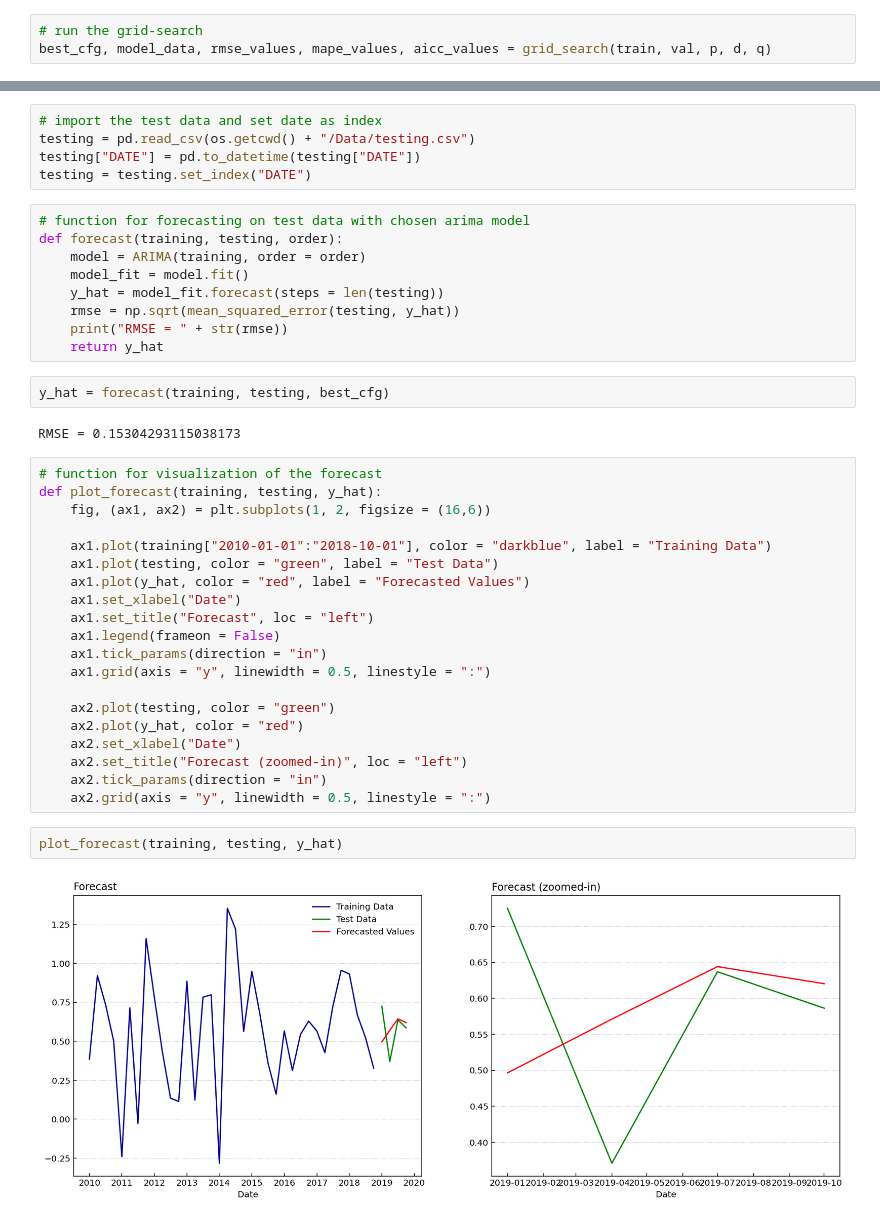
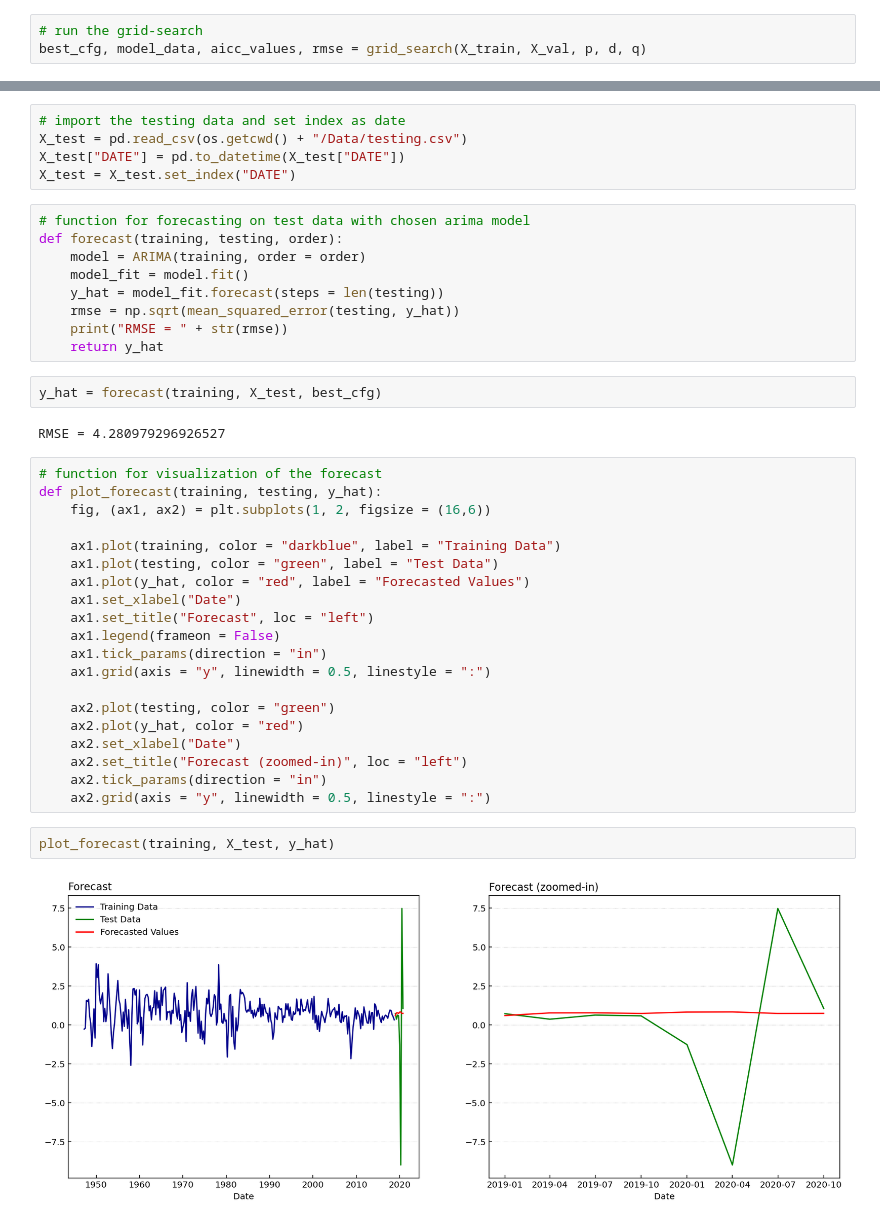
Before and after one commit to LeonHackl/TimeSeries-Forecasting, a Jupyter notebook: ARIMA-Python.ipynb, the cells around one changed output, grey strips where cells are left out. Drawn from its saved outputs; the diff is of its cells as text.

```diff
--- a/ARIMA-Python.ipynb
+++ b/ARIMA-Python.ipynb
@@ -164,4 +117,4 @@ p, d, q = range(0,6), 1, range(0,1)
 # %%
 # run the grid-search
-best_cfg, model_data, rmse_values, mape_values, aicc_values = grid_search(train, val, p, d, q)
+best_cfg, model_data, aicc_values, rmse = grid_search(X_train, X_val, p, d, q)
 # %% [output]
@@ -269,8 +237,8 @@ Jarque-Bera test results
 # %%
-# import the test data and set date as index
-testing = pd.read_csv(os.getcwd() + "/Data/testing.csv")
-testing["DATE"] = pd.to_datetime(testing["DATE"])
-testing = testing.set_index("DATE")
+# import the testing data and set index as date
+X_test = pd.read_csv(os.getcwd() + "/Data/testing.csv")
+X_test["DATE"] = pd.to_datetime(X_test["DATE"])
+X_test = X_test.set_index("DATE")
 # %%
 # function for forecasting on test data with chosen arima model
 def forecast(training, testing, order):
@@ -281,15 +249,15 @@ def forecast(training, testing, order):
     print("RMSE = " + str(rmse))
     return y_hat
 # %%
-y_hat = forecast(training, testing, best_cfg)
+y_hat = forecast(training, X_test, best_cfg)
 # %% [output]
-RMSE = 0.15304293115038173
+RMSE = 4.280979296926527
 # %%
 # function for visualization of the forecast
 def plot_forecast(training, testing, y_hat):
     fig, (ax1, ax2) = plt.subplots(1, 2, figsize = (16,6))
 
-    ax1.plot(training["2010-01-01":"2018-10-01"], color = "darkblue", label = "Training Data")
+    ax1.plot(training, color = "darkblue", label = "Training Data")
     ax1.plot(testing, color = "green", label = "Test Data")
     ax1.plot(y_hat, color = "red", label = "Forecasted Values")
     ax1.set_xlabel("Date")
@@ -305,6 +273,6 @@ def plot_forecast(training, testing, y_hat):
     ax2.tick_params(direction = "in")
     ax2.grid(axis = "y", linewidth = 0.5, linestyle = ":")
 # %%
-plot_forecast(training, testing, y_hat)
+plot_forecast(training, X_test, y_hat)
 # %% [output]
-[figure, old version]
+[figure, new version]
```
Also changed, not shown: parts of 25 cells of this notebook.
